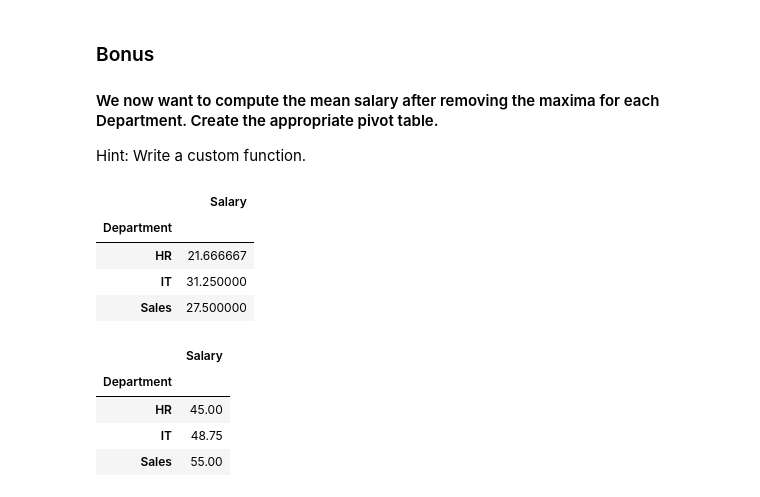
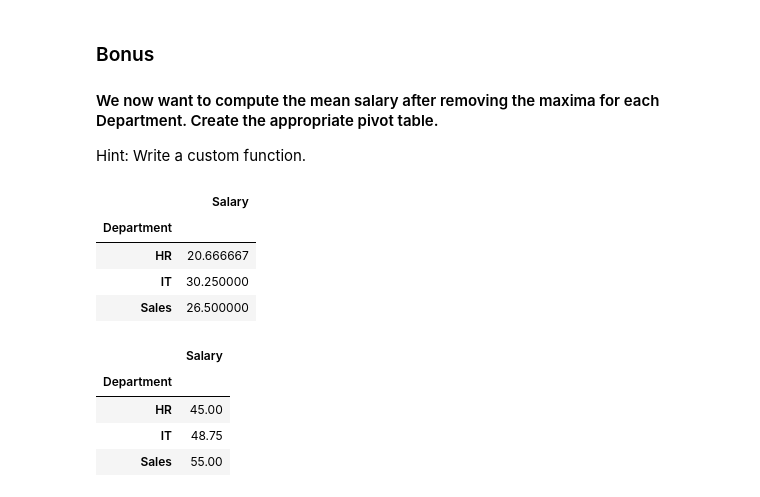
Before and after one commit to cargide/lab-pivot-table-and-correlation, a Jupyter notebook: your_code/main.ipynb, the cells around one changed output. Saved outputs shown, nothing was run; the diff lists cells and outputs as text; code cells hidden in the pictures.

```diff
--- a/your_code/main.ipynb
+++ b/your_code/main.ipynb
@@ -241,15 +241,15 @@ Hint: Write a custom function.
 # %%
 # your answer here
 maxTable = pd.pivot_table(employee, index='Department', aggfunc={'Salary':'max'})
 sumTable = pd.pivot_table(employee, index='Department', aggfunc={'Salary':'sum'})
 countTable = pd.pivot_table(employee, index='Department', aggfunc={'Salary':'count'})
-(sumTable - maxTable)/countTable
+(sumTable - maxTable)/countTable-1
 # %% [output]
 |  | Salary |
 | Department |  |
-| HR | 21.666667 |
-| IT | 31.250000 |
-| Sales | 27.500000 |
+| HR | 20.666667 |
+| IT | 30.250000 |
+| Sales | 26.500000 |
 # %%
 pd.pivot_table(employee, index='Department', aggfunc={'Salary':'mean'})
 # %% [output]
```
